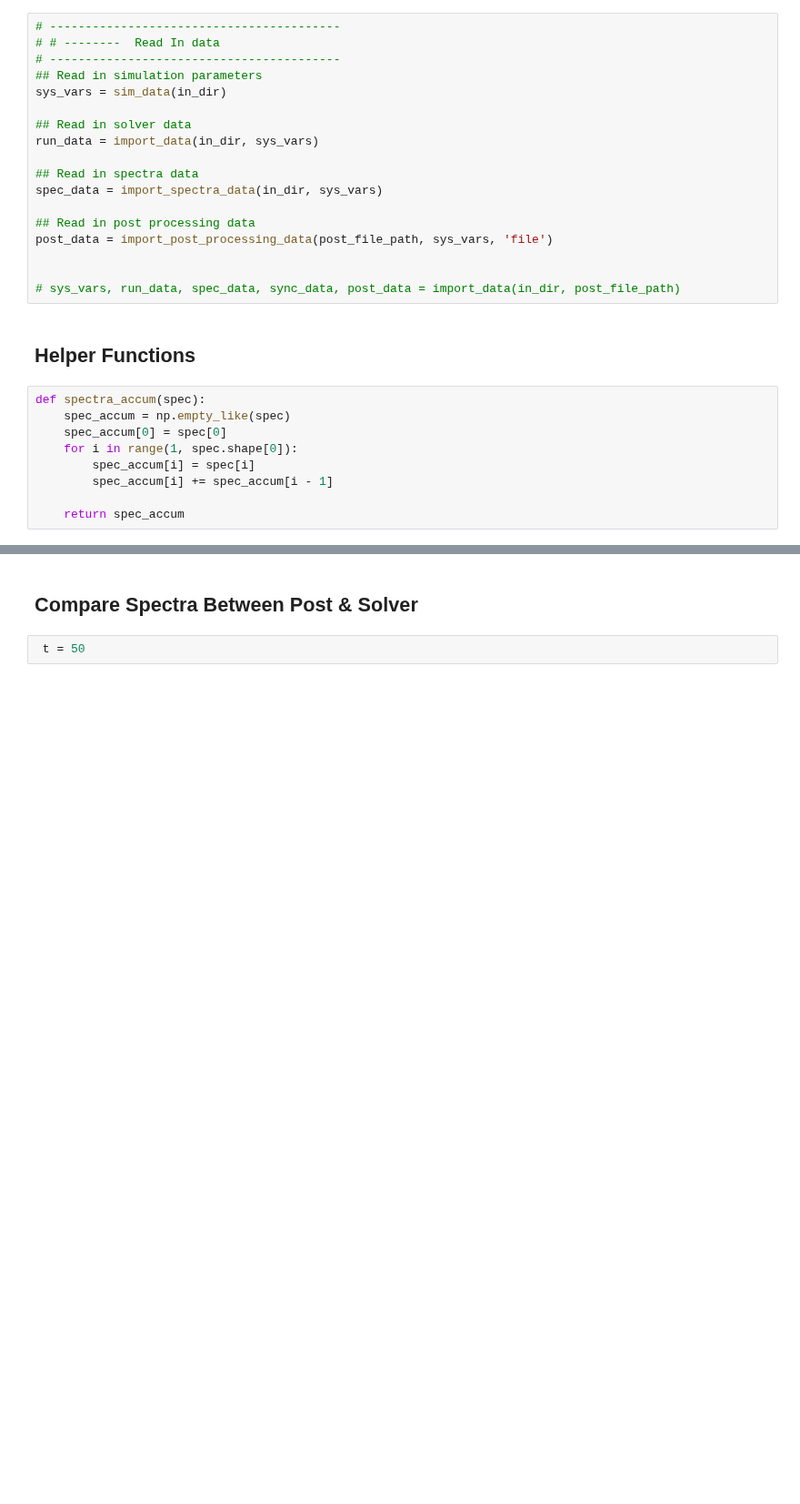
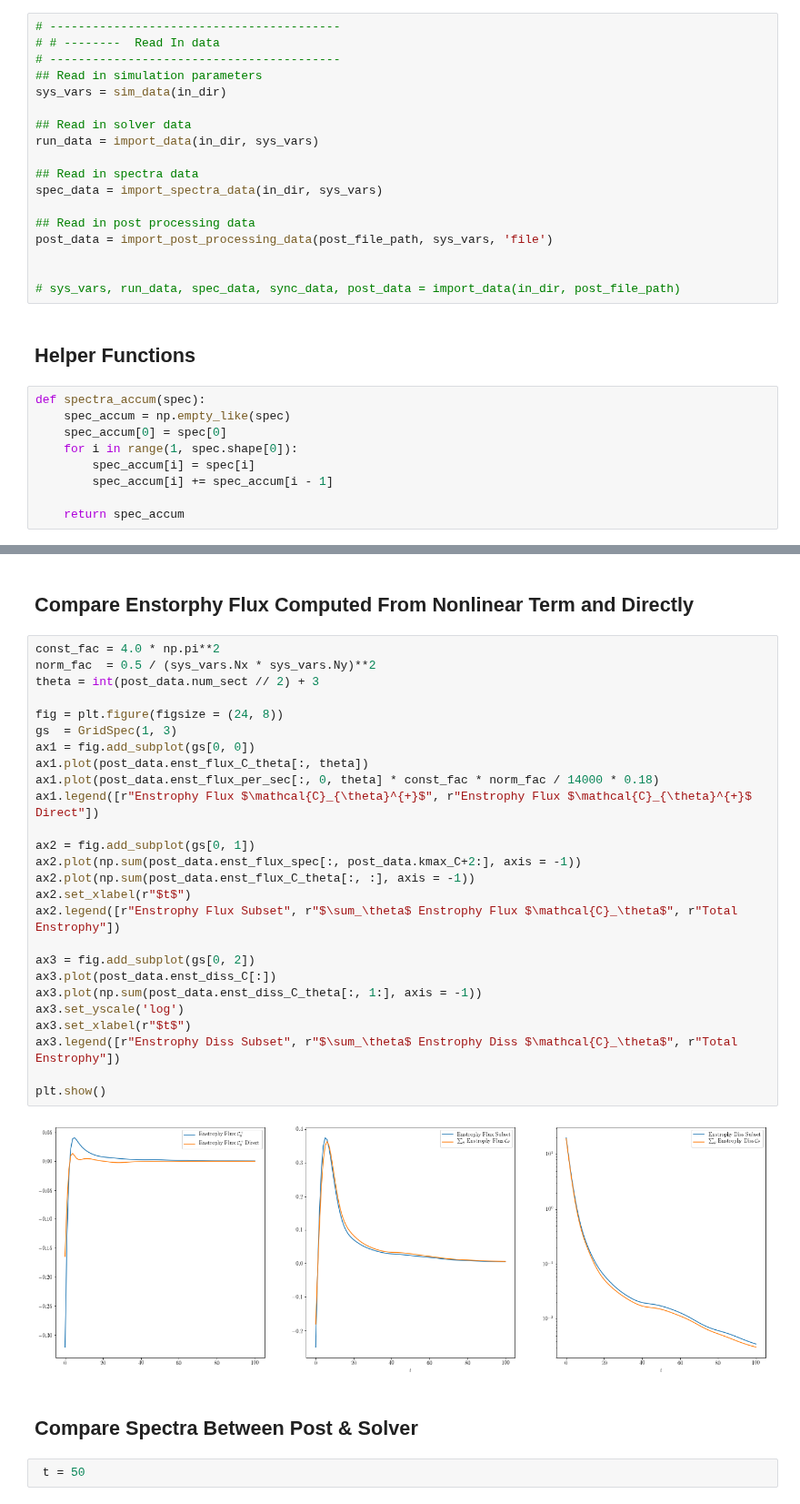
Before and after one commit to EndCar808/2D-Navier-Stokes, a Jupyter notebook: Plotting/CompareFluxes.ipynb, the cells around one changed output, grey strips where cells are left out. Shown at 91% size. Drawn from its saved outputs; the diff is of its cells as text; blank space fills up the shorter version.

```diff
--- a/Plotting/CompareFluxes.ipynb
+++ b/Plotting/CompareFluxes.ipynb
@@ -56,3 +101,33 @@ def spectra_accum(spec):
+# %% [markdown]
+## Compare Enstorphy Flux Computed From Nonlinear Term and Directly
+# %%
+const_fac = 4.0 * np.pi**2
+norm_fac  = 0.5 / (sys_vars.Nx * sys_vars.Ny)**2
+theta = int(post_data.num_sect // 2) + 3
+
+fig = plt.figure(figsize = (24, 8))
+gs  = GridSpec(1, 3)
+ax1 = fig.add_subplot(gs[0, 0])
+ax1.plot(post_data.enst_flux_C_theta[:, theta])
+ax1.plot(post_data.enst_flux_per_sec[:, 0, theta] * const_fac * norm_fac / 14000 * 0.18)
+ax1.legend([r"Enstrophy Flux $\mathcal{C}_{\theta}^{+}$", r"Enstrophy Flux $\mathcal{C}_{\theta}^{+}$ Direct"])
+
+ax2 = fig.add_subplot(gs[0, 1])
+ax2.plot(np.sum(post_data.enst_flux_spec[:, post_data.kmax_C+2:], axis = -1))
+ax2.plot(np.sum(post_data.enst_flux_C_theta[:, :], axis = -1))
+ax2.set_xlabel(r"$t$")
+ax2.legend([r"Enstrophy Flux Subset", r"$\sum_\theta$ Enstrophy Flux $\mathcal{C}_\theta$", r"Total Enstrophy"])
+
+ax3 = fig.add_subplot(gs[0, 2])
+ax3.plot(post_data.enst_diss_C[:])
+ax3.plot(np.sum(post_data.enst_diss_C_theta[:, 1:], axis = -1))
+ax3.set_yscale('log')
+ax3.set_xlabel(r"$t$")
+ax3.legend([r"Enstrophy Diss Subset", r"$\sum_\theta$ Enstrophy Diss $\mathcal{C}_\theta$", r"Total Enstrophy"])
+
+plt.show()
+# %% [output]
+[figure, added]
 # %% [markdown]
 ## Compare Spectra Between Post & Solver
 # %%
```
Also changed, not shown: parts of 5 cells of this notebook, 3 other files.
